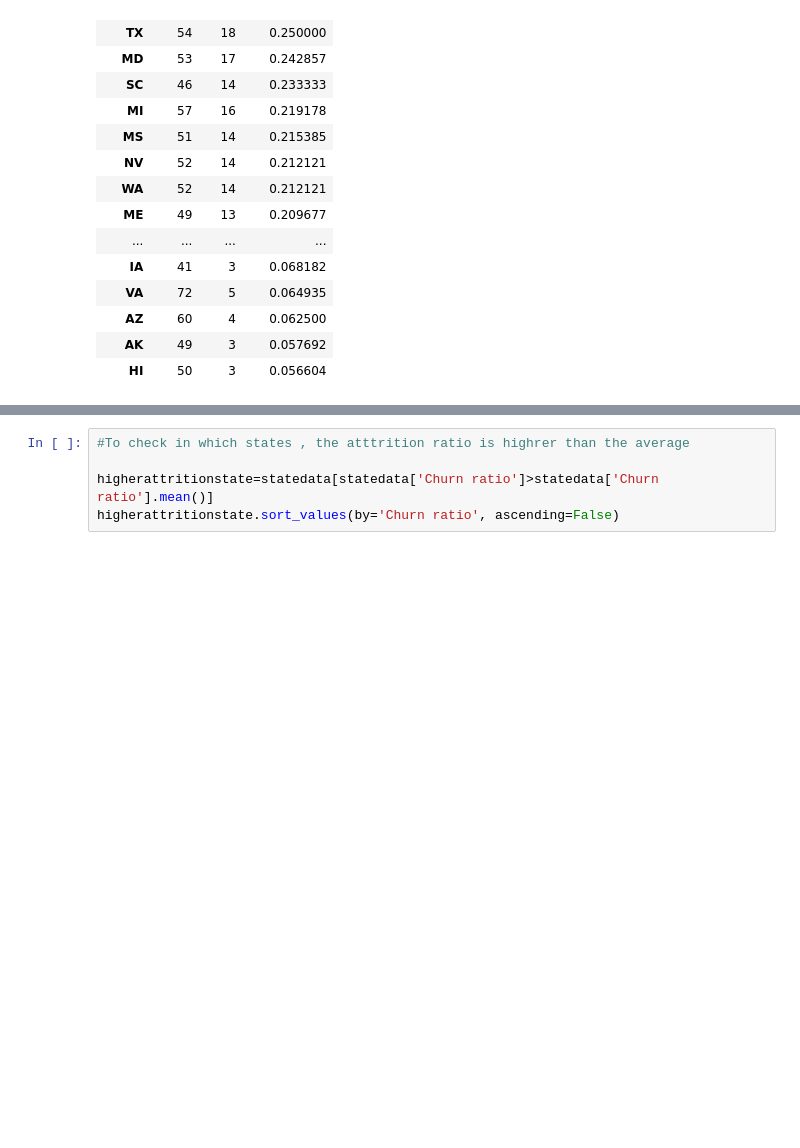
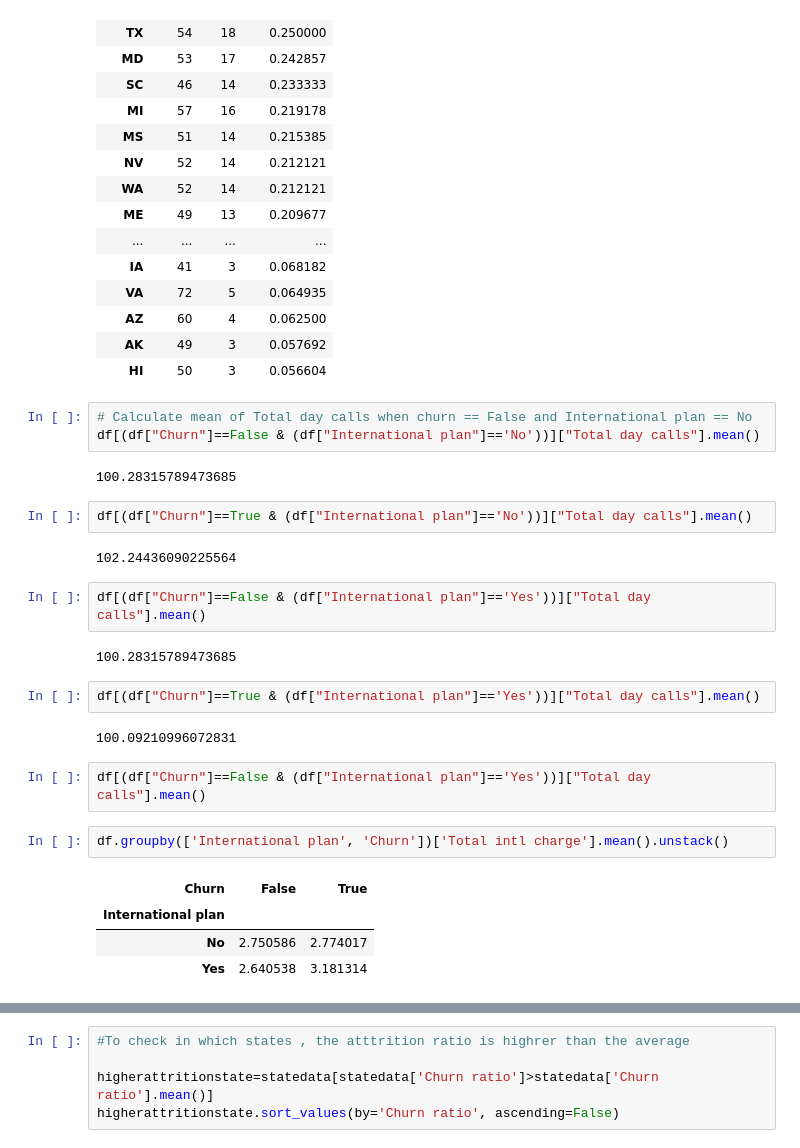
Before and after one commit to nitesh-singh-datascience/team-power-telecom-churn-analysis, a Jupyter notebook: Nilanjan_Chandra_Telecom_Churn_Analysis_Capstone_Project.ipynb, the cells around one changed output, grey strips where cells are left out. Saved outputs shown, nothing was run; the diff lists cells and outputs as text; blank space fills up the shorter version.

```diff
--- a/Nilanjan_Chandra_Telecom_Churn_Analysis_Capstone_Project.ipynb
+++ b/Nilanjan_Chandra_Telecom_Churn_Analysis_Capstone_Project.ipynb
@@ -119,3 +120,29 @@ statedata.sort_values(by='Churn ratio', ascending=False)
 | AZ | 60 | 4 | 0.062500 |
 | AK | 49 | 3 | 0.057692 |
 | HI | 50 | 3 | 0.056604 |
+# %%
+# Calculate mean of Total day calls when churn == False and International plan == No
+df[(df["Churn"]==False & (df["International plan"]=='No'))]["Total day calls"].mean()
+# %% [output]
+100.28315789473685
+# %%
+df[(df["Churn"]==True & (df["International plan"]=='No'))]["Total day calls"].mean()
+# %% [output]
+102.24436090225564
+# %%
+df[(df["Churn"]==False & (df["International plan"]=='Yes'))]["Total day calls"].mean()
+# %% [output]
+100.28315789473685
+# %%
+df[(df["Churn"]==True & (df["International plan"]=='Yes'))]["Total day calls"].mean()
+# %% [output]
+100.09210996072831
+# %%
+df[(df["Churn"]==False & (df["International plan"]=='Yes'))]["Total day calls"].mean()
+# %%
+df.groupby(['International plan', 'Churn'])['Total intl charge'].mean().unstack()
+# %% [output]
+| Churn | False | True |
+| International plan |  |  |
+| No | 2.750586 | 2.774017 |
+| Yes | 2.640538 | 3.181314 |
```
Also changed, not shown: parts of 9 cells of this notebook.
